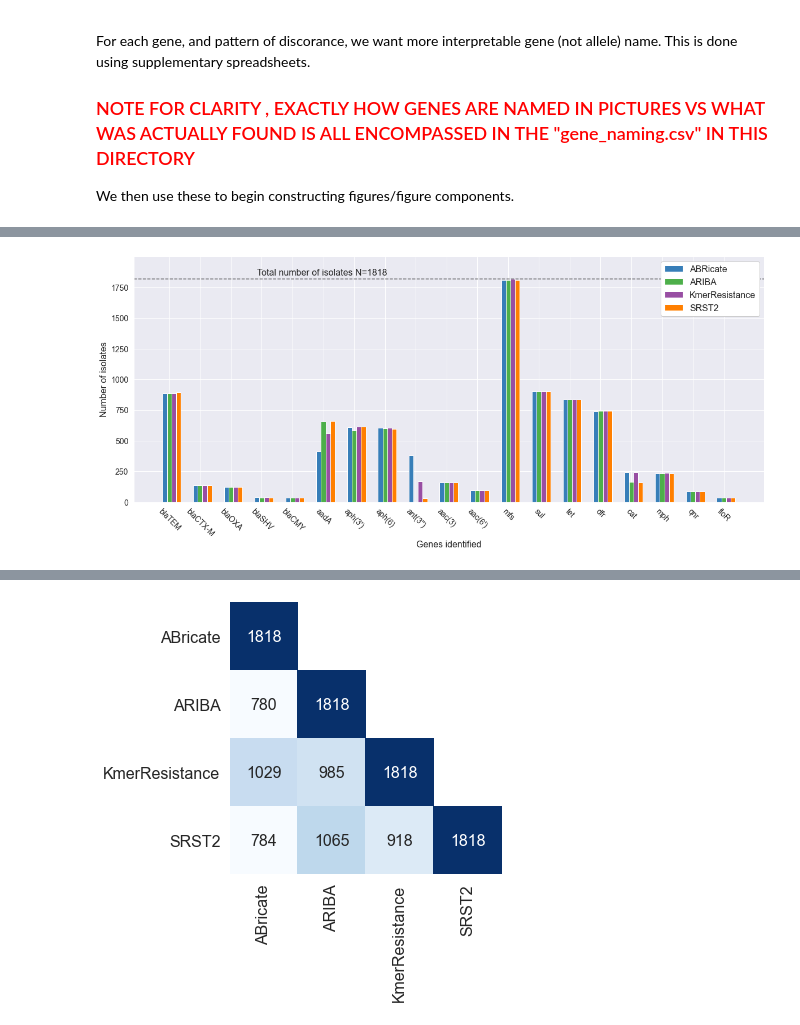
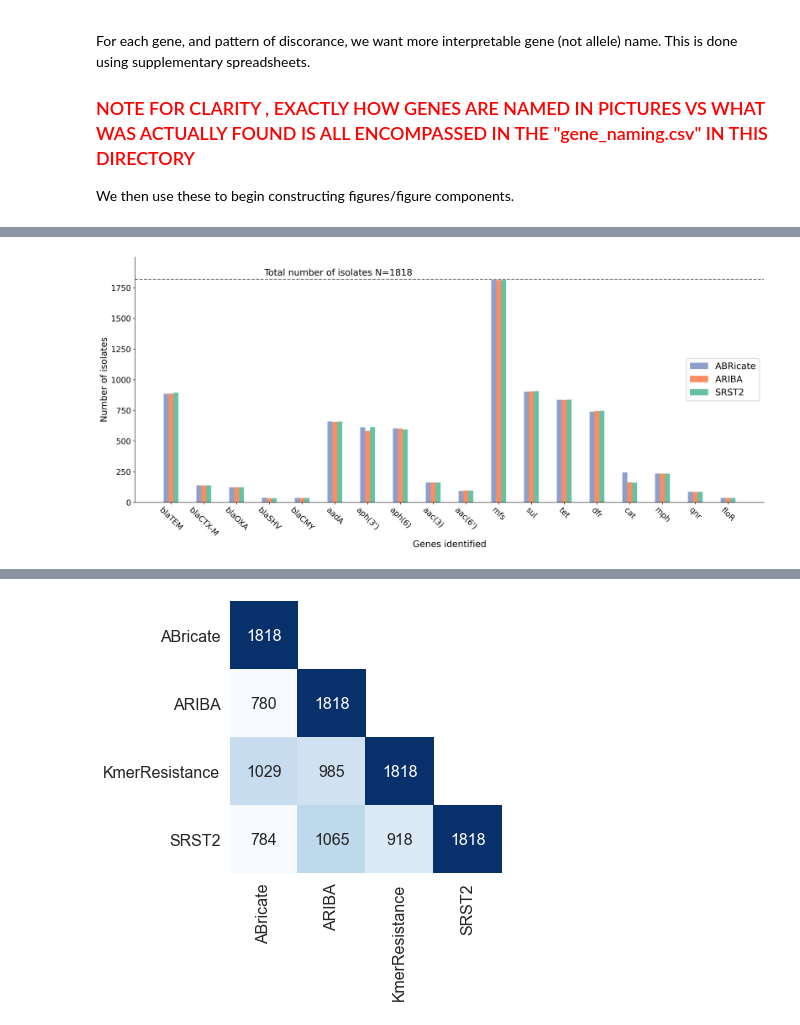
Before and after one commit to TimothyJDavies/bioinformatic_fake_news, a Jupyter notebook: main_analysis/main_analysis.ipynb, the cells around one changed output, grey strips where cells are left out. Cells and saved outputs as stored; diff of their text form; code cells hidden in the pictures.

```diff
--- a/main_analysis/main_analysis.ipynb
+++ b/main_analysis/main_analysis.ipynb
@@ -305,7 +392,6 @@ for db_choice in poss_dbs:
     #results
 
     abricate_files = output_files[db_choice]['abricate']
-    kmerres_files = output_files[db_choice]['kmerres']
     srst2_files = output_files[db_choice]['srst2']
     ariba_summary = output_files[db_choice]['ariba']
 
@@ -547,7 +633,6 @@ class isolate:
         self.guuid = guuid
 
         abricate_fl = output_files[db_choice]['abricate'][self.guuid]
-        kmerres_fl = output_files[db_choice]['kmerres'][self.guuid]
         ariba_summary = output_files[db_choice]['ariba']
         link = links[db_choice]
         rlink = rlinks[db_choice]
@@ -572,14 +657,6 @@ class isolate:
         self.ariba_data = ariba_parser(ariba_summary.loc[self.guuid])
         self.ariba_genes = sorted(list(set([link.loc[k][1] for k in self.ariba_data])))
 
-        # KmerResistance
-        # For this one we also add in a coverage cut-off given our file doesn't seem to be able to do this reliably
-        # Plus we are trying to apply the 70% cutoff as it doesn't work easily in the coverage
-        # So we will re-apply this.)
-        self.kmerres_fl = pd.read_csv(kmerres_fl, delimiter = "\t").fillna("")
-        self.kmerres_fl = self.kmerres_fl.loc[self.kmerres_fl.template_id > 70.0]
-        self.kmerres_genes = sorted(list(set([link.loc[k][1] for k in [j for j in list(self.kmerres_fl['#Template']) if "resfindernewid" in j]])))
-
         # SRST2
         # Note for SRST2 we have another bit which doesn't quite work
         # It does not make a file if it finds no genes
@@ -596,8 +673,8 @@ class isolate:
         ### Aggregating genes.
 
         self.geno_full = {"abricate":self.abricate_genes, "ariba":self.ariba_genes,
-                         "kmerres": self.kmerres_genes, "srst2":self.srst2_genes}
-        self.all_genes = sorted(list(set(self.abricate_genes + self.ariba_genes + self.srst2_genes + self.kmerres_genes)))
+                          "srst2":self.srst2_genes}
+        self.all_genes = sorted(list(set(self.abricate_genes + self.ariba_genes + self.srst2_genes)))
 
 
         ### Defining gene families
@@ -615,8 +692,8 @@ class isolate:
 #         # Then finally we do a bit more delving into the patterns of disagreement
 #         # Whole isolate level agreement
         self.isolate_patterns = agreement_pattern(sorted(self.abricate_genes), sorted(self.ariba_genes),
-                                                sorted(self.kmerres_genes), sorted(self.srst2_genes))
-        self.isolate_agreement = (self.isolate_patterns == [1,1,1,1])
+                                                 sorted(self.srst2_genes))
+        self.isolate_agreement = (self.isolate_patterns == [1,1,1])
 
 
 
@@ -628,9 +705,8 @@ class isolate:
             pat_id = ":".join(pat)
             pat_string = [pres_bin(pat, self.abricate_genes),
                           pres_bin(pat, self.ariba_genes),
-                          pres_bin(pat, self.kmerres_genes),
                           pres_bin(pat, self.srst2_genes)]
-            self.gene_patterns[pat_id] = pres_bin_agreement_pattern(pat_string[0], pat_string[1], pat_string[2], pat_string[3])
+            self.gene_patterns[pat_id] = pres_bin_agreement_pattern(pat_string[0], pat_string[1], pat_string[2])
             pat_string = "|".join([":".join(i) for i in pat_string])
             self.genes_identified[pat_id] = pat_string
 
@@ -715,7 +791,6 @@ for d in dbs_2019:
     gene_nos = {g:0 for g in d_gene_list}
     genemet_nos = {g:{"abricate":0,
                       "ariba":0,
-                      "kmerres":0,
                       "srst2":0} for g in d_gene_list}
 
     for g in d_gene_list:
@@ -726,8 +801,6 @@ for d in dbs_2019:
                 genemet_nos[g]["abricate"] += 1
             if g in isolates[d][i].ariba_genes:
                 genemet_nos[g]["ariba"] += 1
-            if g in isolates[d][i].kmerres_genes:
-                genemet_nos[g]["kmerres"] += 1
             if g in isolates[d][i].srst2_genes:
                 genemet_nos[g]["srst2"] += 1
 
@@ -750,7 +823,6 @@ for d in dbs_2019:
             seq_found = 0
             abricate_found = 0
             ariba_found =0
-            kmerres_found = 0
             srst2_found = 0
             for seq in name_sequences:
                 if seq in isolates[d][k].all_genes:
@@ -759,8 +831,6 @@ for d in dbs_2019:
                     abricate_found = 1
                 if seq in isolates[d][k].ariba_genes:
                     ariba_found = 1
-                if seq in isolates[d][k].kmerres_genes:
-                    kmerres_found = 1
                 if seq in isolates[d][k].srst2_genes:
                     srst2_found = 1
             if seq_found == 1:
@@ -769,8 +839,6 @@ for d in dbs_2019:
                 pic_nos[d][name]["abricate"] += 1
             if ariba_found == 1:
                 pic_nos[d][name]["ariba"] += 1
-            if kmerres_found == 1:
-                pic_nos[d][name]["kmerres"] += 1
             if srst2_found == 1:
                 pic_nos[d][name]["srst2"] += 1
 
@@ -800,7 +868,7 @@ resfinder_20191001_tri {'dfr': {'all': 751, 'abricate': 739, 'ariba': 744, 'kmer
 
 pic_nos = pic_nos_final["resfinder_20191001_full"]
 
-fig = plt.figure(figsize=(20,8))
+fig = plt.figure(figsize=(20,8), dpi=300)
 ax = plt.subplot2grid((1,1),(0,0), rowspan = 1 , colspan= 1)
 
 pic_nos_30 = []
@@ -811,44 +879,42 @@ for k in pic_nos:
 
 
 blms = sorted(["blaTEM", "blaCTX-M", "blaOXA", "blaSHV", "blaCMY"], key = lambda a : pic_nos[a]['all'], reverse=True)
-ami = sorted(["ant(3'')","aadA", "aph(3')", 'aph(6)','aac(3)', "aac(6')"], key = lambda a : pic_nos[a]['all'], reverse=True)
+ami = sorted(["aadA", "aph(3')", 'aph(6)','aac(3)', "aac(6')"], key = lambda a : pic_nos[a]['all'], reverse=True)
 others = sorted([k for k in pic_nos_30 if k not in blms + ami], key = lambda a : pic_nos[a]['all'], reverse=True)
 
 keys = blms + ami + others
 
 x_0s = {}
 x_1s = {}
 x_2s = {}
 x_3s = {}
 
 for k in range(len(keys)):
     x_0s[keys[k]] = k
     x_1s[keys[k]] = k+0.15
     x_2s[keys[k]] = k+0.30
     x_3s[keys[k]] = k+0.45
 
 ax.bar([x_0s[k] for k in keys],[pic_nos[k]['abricate'] for k in keys] ,width = 0.15, label="ABRicate",
-      color = "#377eb8")
+      color = "#8da0cb")
 ax.bar([x_1s[k] for k in keys],[pic_nos[k]['ariba'] for k in keys] ,width = 0.15, label = "ARIBA",
-      color = "#4daf4a")
-ax.bar([x_2s[k] for k in keys],[pic_nos[k]['kmerres'] for k in keys] ,width = 0.15, label="KmerResistance",
-      color = "#984ea3")
-ax.bar([x_3s[k] for k in keys],[pic_nos[k]['srst2'] for k in keys] ,width = 0.15, label="SRST2",
-      color=  "#ff7f00")
+      color = "#fc8d62")
+ax.bar([x_2s[k] for k in keys],[pic_nos[k]['srst2'] for k in keys] ,width = 0.15, label="SRST2",
+      color=  "#66c2a5")
 
 ax.set_ylim(0, 2000)
 ax.set_xticks([k+0.15 for k in range(len(keys))])
 ax.set_xticklabels(keys, rotation = -45, size=14)
 ax.set_xlabel("Genes identified", size = 16)
 ax.set_ylabel("Number of isolates", size = 16)
 ax.set_yticks([0, 250, 500, 750, 1000, 1250, 1500, 1750])
 ax.set_yticklabels([0, 250, 500, 750, 1000, 1250, 1500, 1750], size=14)
 ax.axhline(y=1818, color ="black", alpha=0.5, ls="--" )
 ax.text( 3,  1850, "Total number of isolates N=1818", size=16)
 ax.spines["top"].set_visible(False)
 ax.spines["right"].set_visible(False)
-ax.legend(loc="upper right", prop={'size': 16}, facecolor="white", framealpha=1)
+ax.legend(loc="right", prop={'size': 16}, facecolor="white", framealpha=1)
 
 plt.show()
 # %% [output]
-[figure, old version]
+[figure, new version]
```
Also changed, not shown: parts of 10 cells of this notebook, 2 other files.
